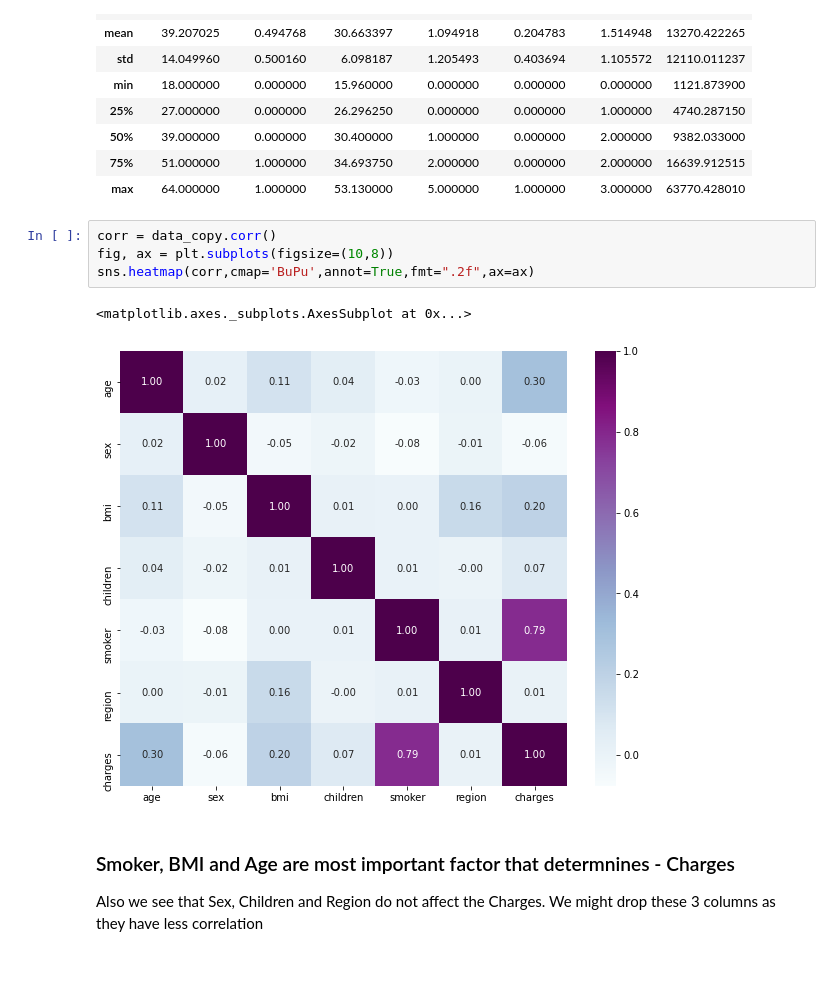
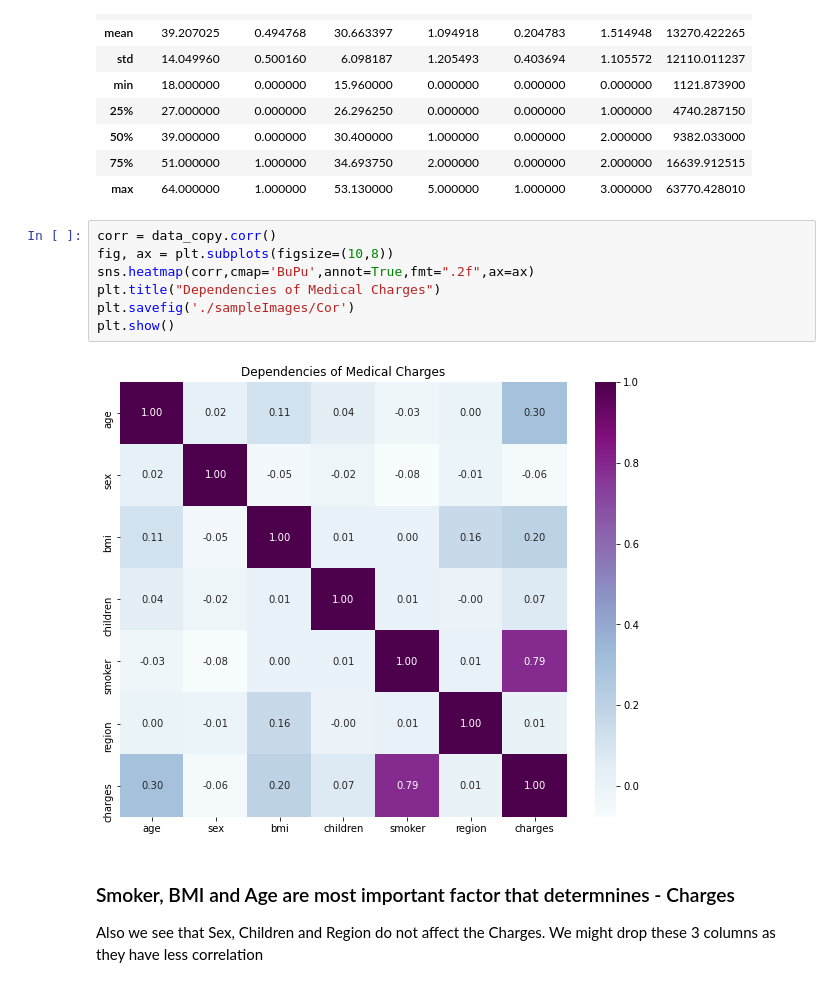
Before and after one commit to SahilChachra/Medical-Cost-Prediction, a Jupyter notebook: Medical Cost Insurance.ipynb, the cells around one changed output. Cells and saved outputs as stored; diff of their text form.

```diff
--- a/Medical Cost Insurance.ipynb
+++ b/Medical Cost Insurance.ipynb
@@ -76,10 +76,12 @@ data_copy.describe()
 # %%
 corr = data_copy.corr()
 fig, ax = plt.subplots(figsize=(10,8))
 sns.heatmap(corr,cmap='BuPu',annot=True,fmt=".2f",ax=ax)
+plt.title("Dependencies of Medical Charges")
+plt.savefig('./sampleImages/Cor')
+plt.show()
 # %% [output]
-<matplotlib.axes._subplots.AxesSubplot at 0x...>
-[figure, old version]
+[figure, new version]
 # %% [markdown]
 ### Smoker, BMI and Age are most important factor that determnines - Charges
 Also we see that Sex, Children and Region do not affect the Charges.
```
Also changed, not shown: parts of 3 cells of this notebook, 5 other files.
